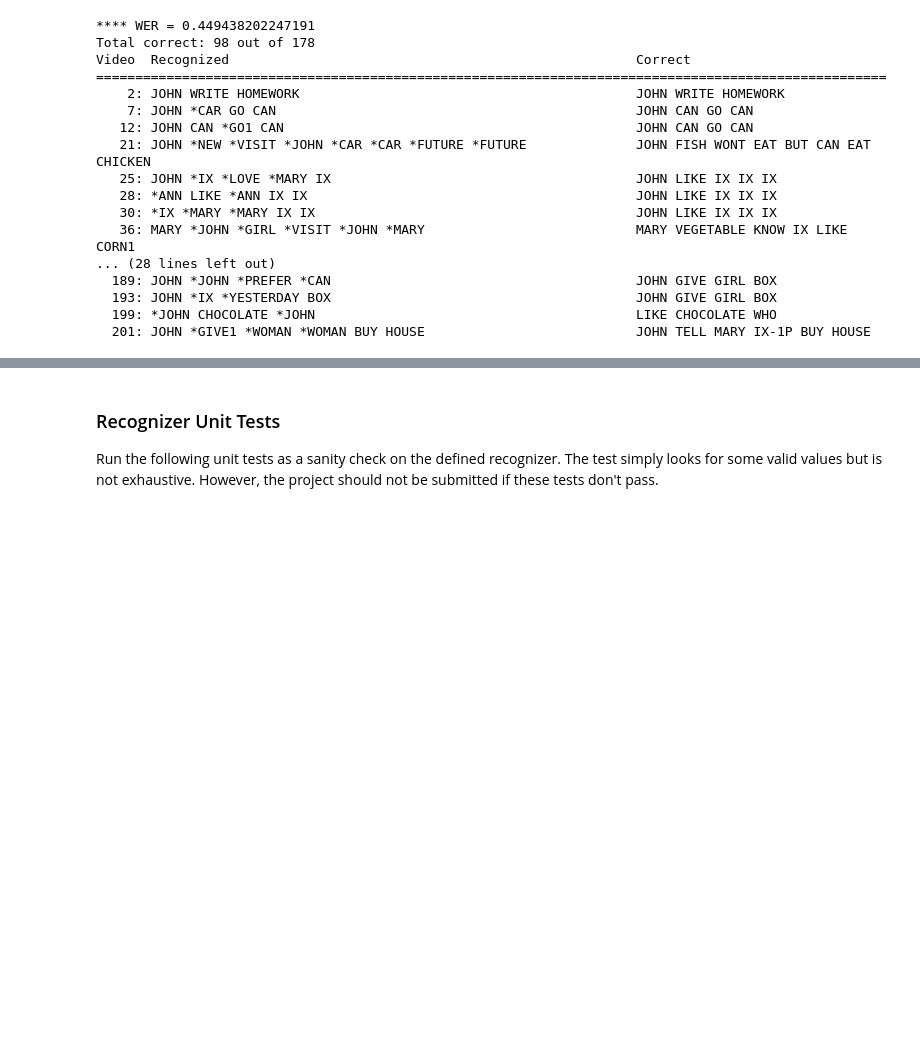
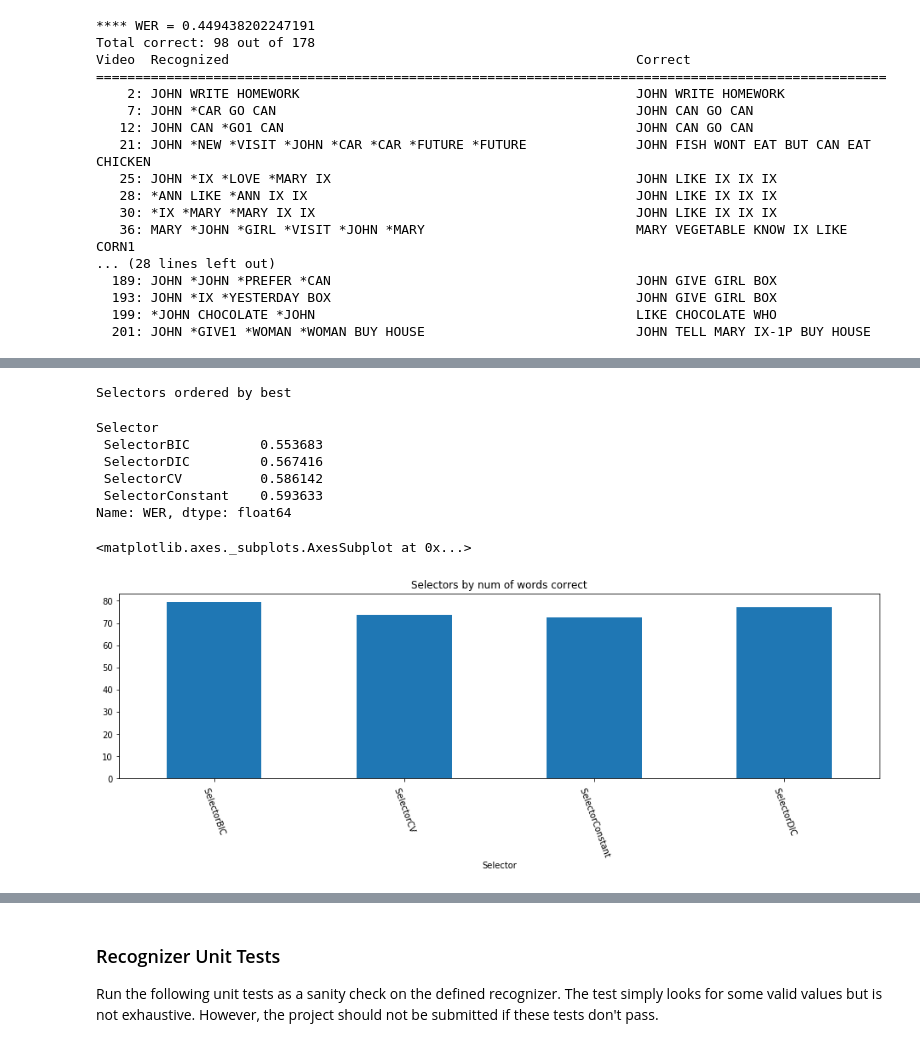
Before and after one commit to llathrop/AIND-Recognizer, a Jupyter notebook: asl_recognizer.ipynb, the cells around one changed output, grey strips where cells are left out. Cells and saved outputs as stored; diff of their text form; code cells hidden in the pictures; blank space fills up the shorter version.

```diff
--- a/asl_recognizer.ipynb
+++ b/asl_recognizer.ipynb
@@ -1064,0 +1101,15 @@ Video  Recognized                                                    Correct
+# %%
+
+print('Selectors ordered by best')
+display(data.groupby('Selector').WER.mean().sort_values())
+data.groupby('Selector')['Num correct of 178'].mean().plot(rot=290,title="Selectors by num of words correct", kind ='bar',figsize= (16,4))
+# %% [output]
+Selectors ordered by best
+Selector
+ SelectorBIC         0.553683
+ SelectorDIC         0.567416
+ SelectorCV          0.586142
+ SelectorConstant    0.593633
+Name: WER, dtype: float64
+<matplotlib.axes._subplots.AxesSubplot at 0x...>
+[figure, added]
```
Also changed, not shown: parts of 5 cells of this notebook.
